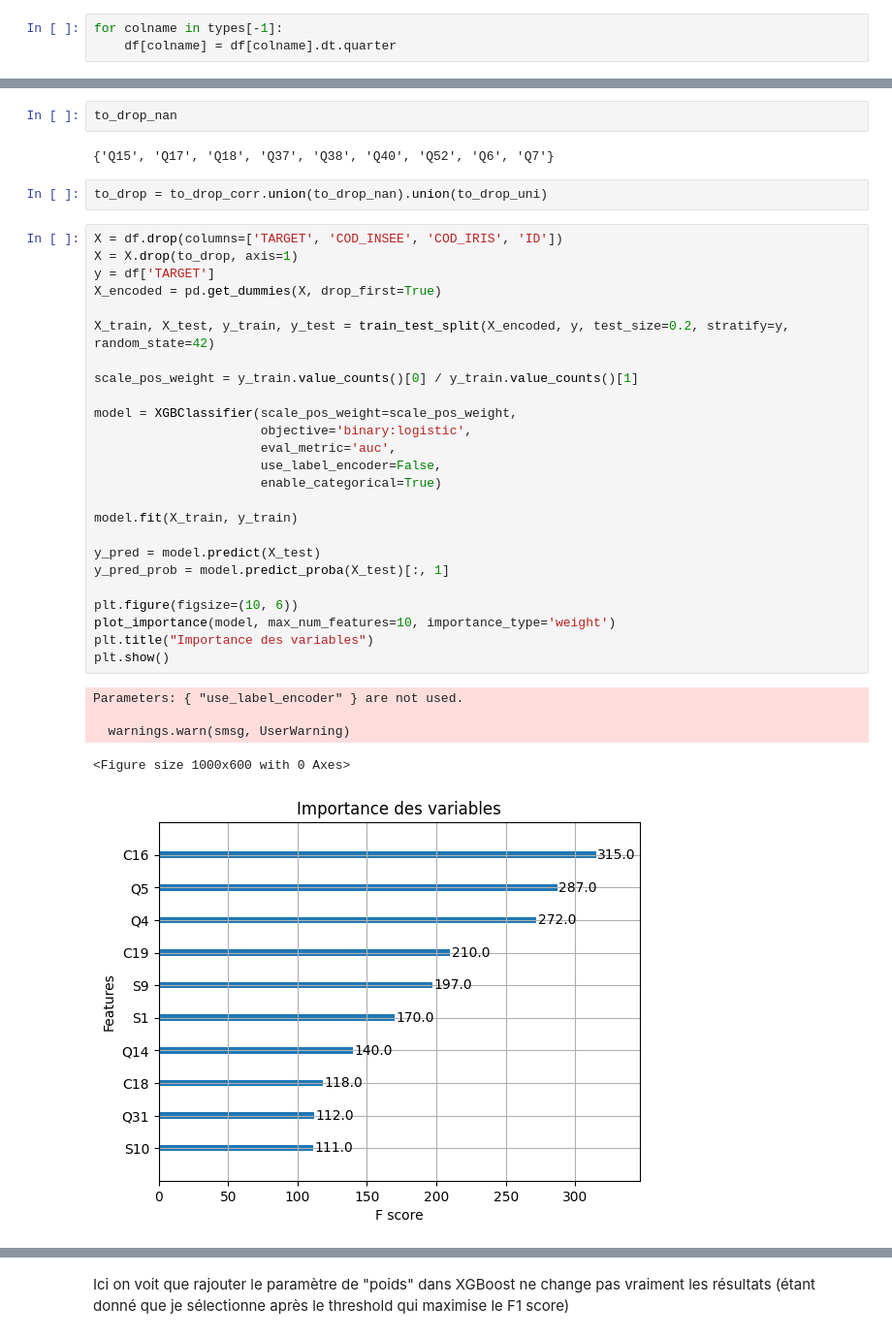
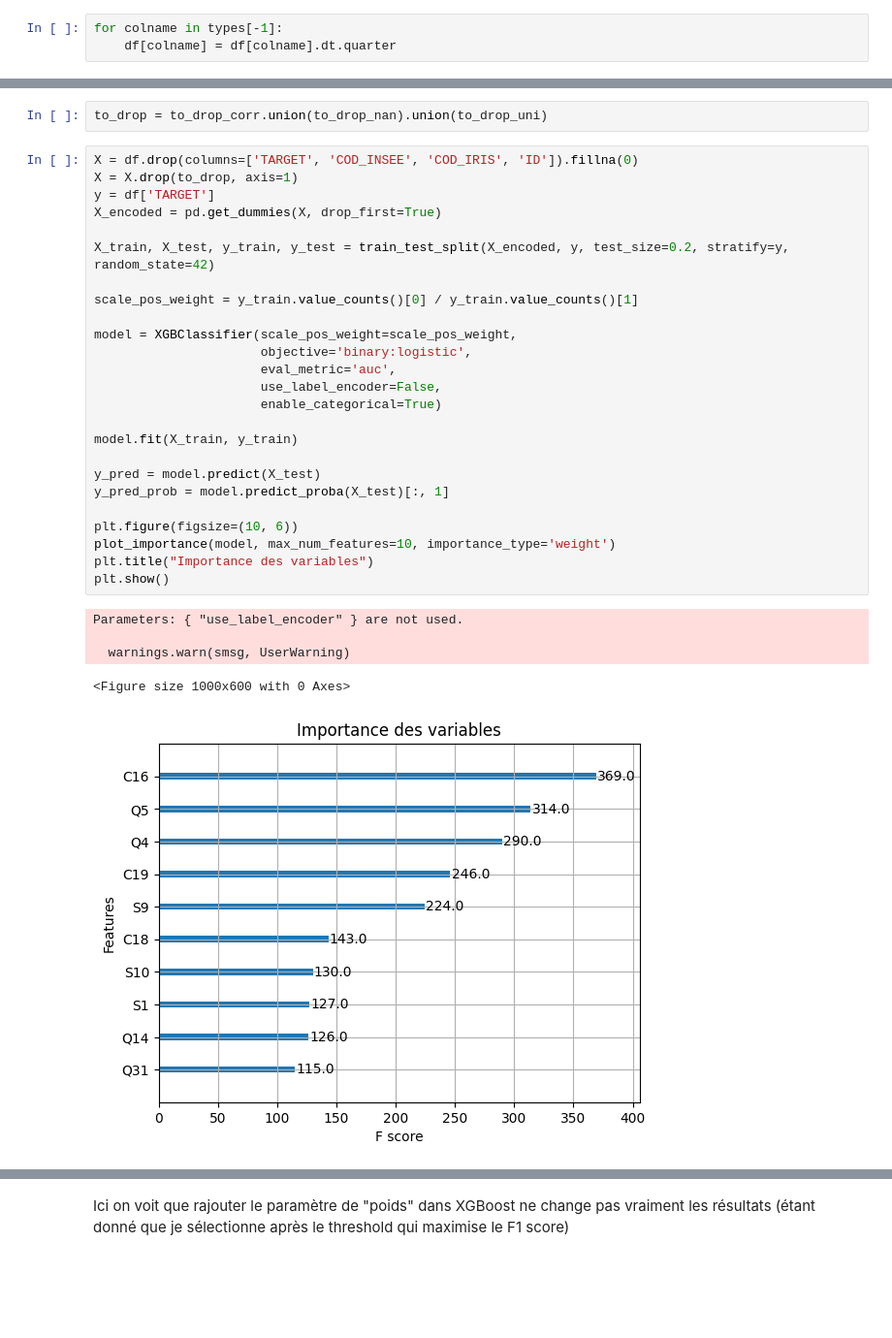
Before and after one commit to QMoayedpour/SGProject, a Jupyter notebook: ntbk/main.ipynb, the cells around one changed output, grey strips where cells are left out. Shown at 97% size. Drawn from its saved outputs; the diff is of its cells as text; blank space fills up the shorter version.

```diff
--- a/ntbk/main.ipynb
+++ b/ntbk/main.ipynb
@@ -221,43 +219,39 @@ from xgboost import XGBClassifier, plot_importance
 from sklearn.model_selection import train_test_split
 import matplotlib.pyplot as plt
 from sklearn.datasets import make_classification
-# %%
-to_drop_nan
-# %% [output]
-{'Q15', 'Q17', 'Q18', 'Q37', 'Q38', 'Q40', 'Q52', 'Q6', 'Q7'}
 # %%
 to_drop = to_drop_corr.union(to_drop_nan).union(to_drop_uni)
 # %%
-X = df.drop(columns=['TARGET', 'COD_INSEE', 'COD_IRIS', 'ID'])
+X = df.drop(columns=['TARGET', 'COD_INSEE', 'COD_IRIS', 'ID']).fillna(0)
 X = X.drop(to_drop, axis=1)
 y = df['TARGET']
 X_encoded = pd.get_dummies(X, drop_first=True)
 
 X_train, X_test, y_train, y_test = train_test_split(X_encoded, y, test_size=0.2, stratify=y, random_state=42)
 
 scale_pos_weight = y_train.value_counts()[0] / y_train.value_counts()[1]
 
 model = XGBClassifier(scale_pos_weight=scale_pos_weight,
                       objective='binary:logistic',
                       eval_metric='auc',
                       use_label_encoder=False,
                       enable_categorical=True)
 
 model.fit(X_train, y_train)
 
 y_pred = model.predict(X_test)
 y_pred_prob = model.predict_proba(X_test)[:, 1]
 
 plt.figure(figsize=(10, 6))
 plot_importance(model, max_num_features=10, importance_type='weight')
 plt.title("Importance des variables")
 plt.show()
 # %% [output]
 Parameters: { "use_label_encoder" } are not used.
 
   warnings.warn(smsg, UserWarning)
 <Figure size 1000x600 with 0 Axes>
-[figure, old version]
+[figure, new version]
 # %%
 _ = all_metrics(y_test, y_pred_prob, verbose=True)
 # %% [output]
```
Also changed, not shown: parts of 12 cells of this notebook.
